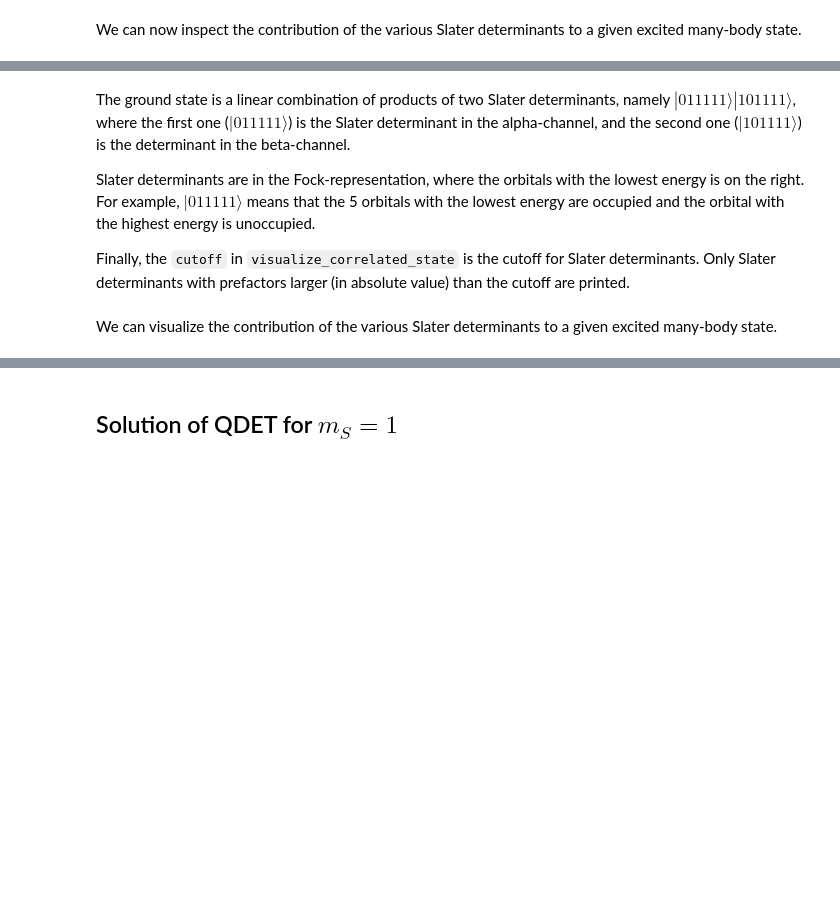
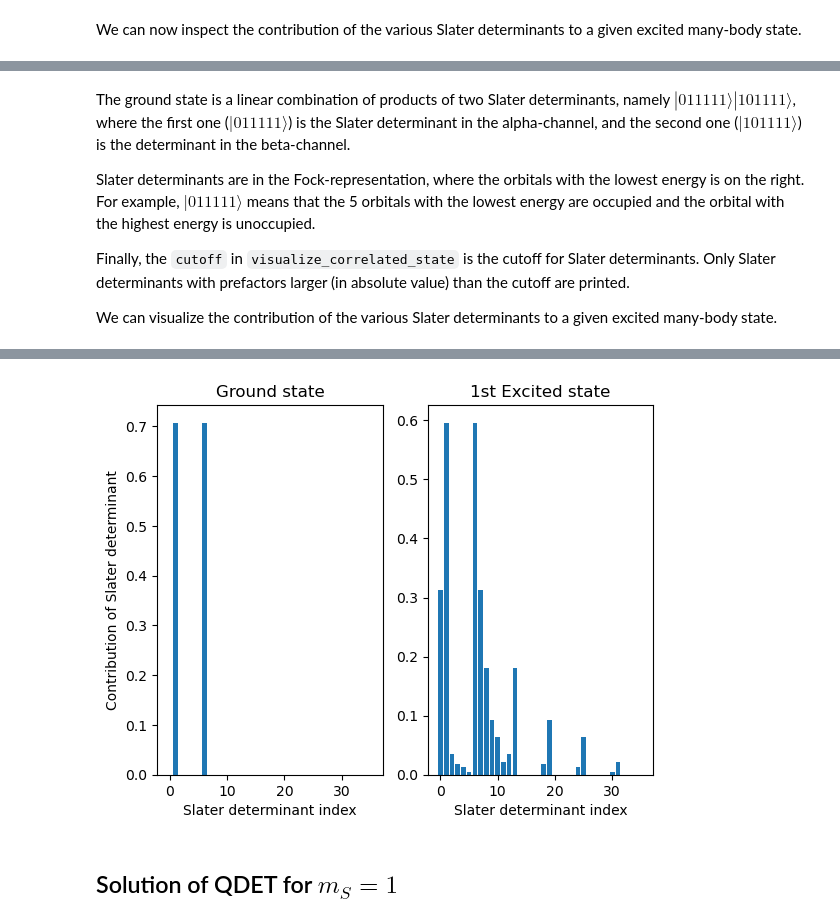
Before and after one commit to west-code-development/West, a Jupyter notebook: Doc/tutorials/advanced/advanced_002.ipynb, the cells around one changed output, grey strips where cells are left out. Drawn from its saved outputs; the diff is of its cells as text; code cells hidden in the pictures; blank space fills up the shorter version.

```diff
--- a/Doc/tutorials/advanced/advanced_002.ipynb
+++ b/Doc/tutorials/advanced/advanced_002.ipynb
@@ -152,11 +152,10 @@ The ground state is a linear combination of products of two Slater determinants,
 Slater determinants are in the Fock-representation, where the orbitals with the lowest energy is on the right. For example, $|011111\rangle$ means that the 5 orbitals with the lowest energy are occupied and the orbital with the highest energy is unoccupied.
 
 Finally, the `cutoff` in `visualize_correlated_state` is the cutoff for Slater determinants. Only Slater determinants with prefactors larger (in absolute value) than the cutoff are printed.
+
+We can visualize the contribution of the various Slater determinants to a given excited many-body state.
-# %% [markdown]
-We can visualize the contribution of the various Slater determinants to a given excited many-body state.
 # %%
 import matplotlib.pyplot as plt
-%matplotlib notebook
 
 index1 = 0
 index2 = 1
@@ -180,6 +179,5 @@ ax1.bar([i for i in range(solution['evcs'][index1].flatten().shape[0])],
 ax2.bar([i for i in range(solution['evcs'][index2].flatten().shape[0])],
         abs(solution['evcs'][index2].flatten()))
 
-plt.tight_layout()
 plt.show()
 # %% [output]
@@ -188,3 +184,4 @@ plt.show()
+[figure, added]
 # %% [markdown]
 ## Solution of QDET for $m_S=1$
 # %% [markdown]
```
Also changed, not shown: parts of 7 cells of this notebook, 4 other files.
